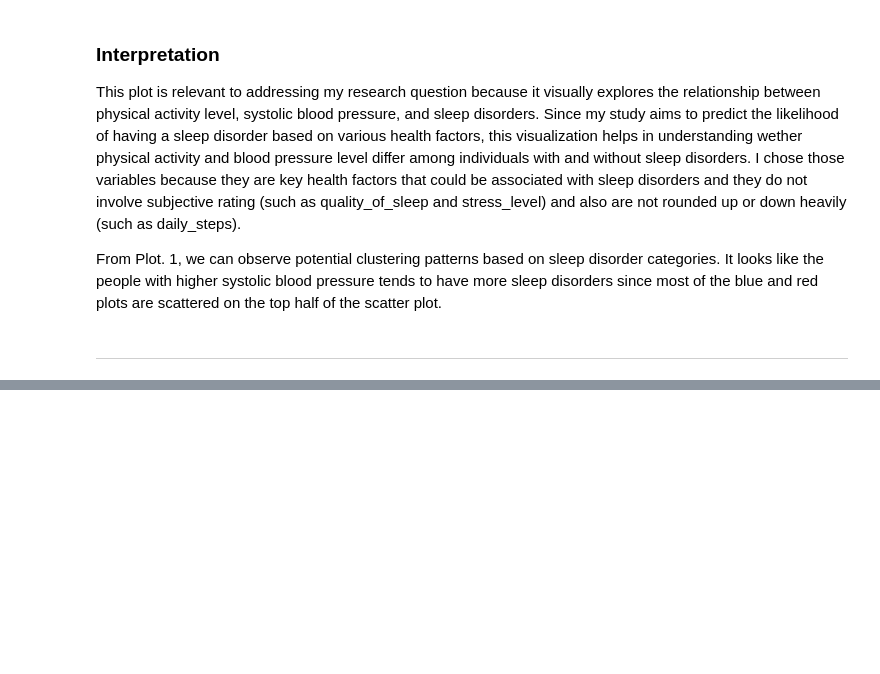
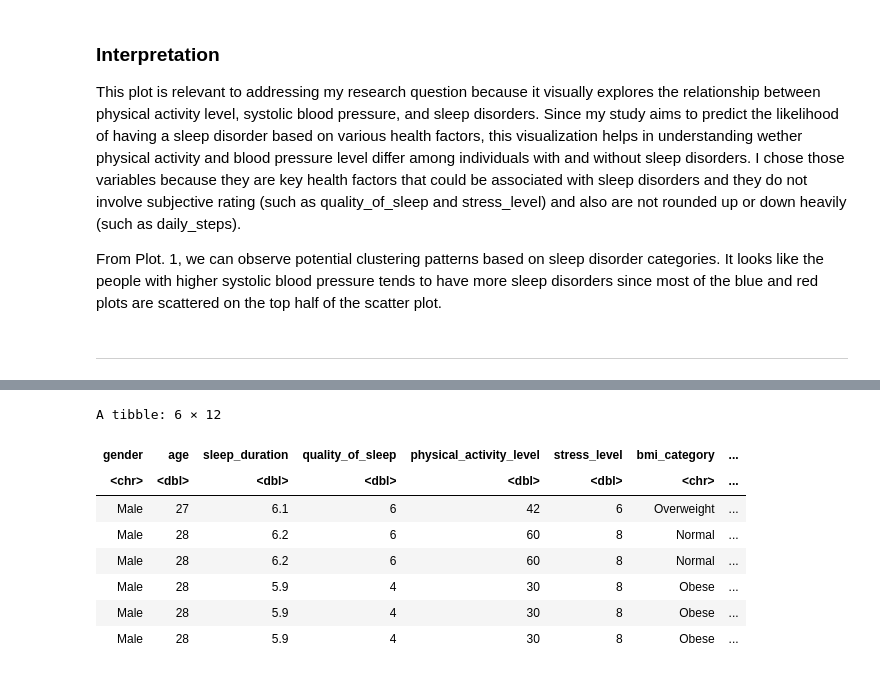
Before and after one commit to yma24ma/sleepDisorder_lassoClassification, a Jupyter notebook: planning_stage.ipynb, the cells around one changed output, grey strips where cells are left out. Saved outputs shown, nothing was run; the diff lists cells and outputs as text; code cells hidden in the pictures; blank space fills up the shorter version.

```diff
--- a/planning_stage.ipynb
+++ b/planning_stage.ipynb
@@ -129,0 +193,12 @@ blah blah.
+# %%
+head(sleep_data_clean)
+# %% [output]
+A tibble: 6 × 12
+| gender | age | sleep_duration | quality_of_sleep | physical_activity_level | stress_level | bmi_category | ... |
+| <chr> | <dbl> | <dbl> | <dbl> | <dbl> | <dbl> | <chr> | ... |
+| Male | 27 | 6.1 | 6 | 42 | 6 | Overweight | ... |
+| Male | 28 | 6.2 | 6 | 60 | 8 | Normal | ... |
+| Male | 28 | 6.2 | 6 | 60 | 8 | Normal | ... |
+| Male | 28 | 5.9 | 4 | 30 | 8 | Obese | ... |
+| Male | 28 | 5.9 | 4 | 30 | 8 | Obese | ... |
+| Male | 28 | 5.9 | 4 | 30 | 8 | Obese | ... |
```
Also changed, not shown: parts of 16 cells of this notebook.
